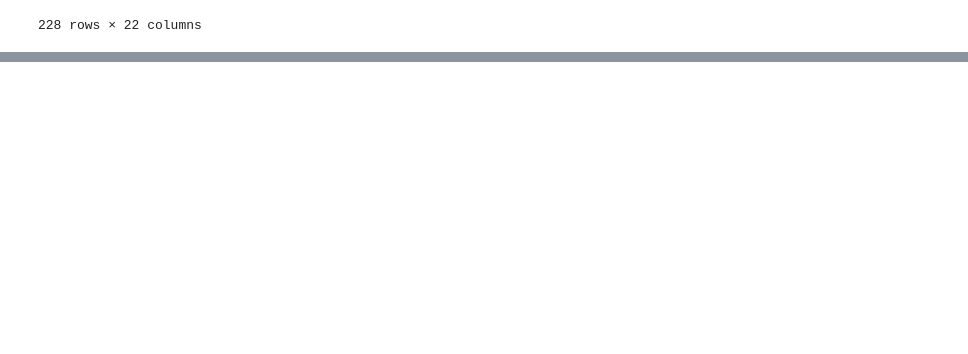
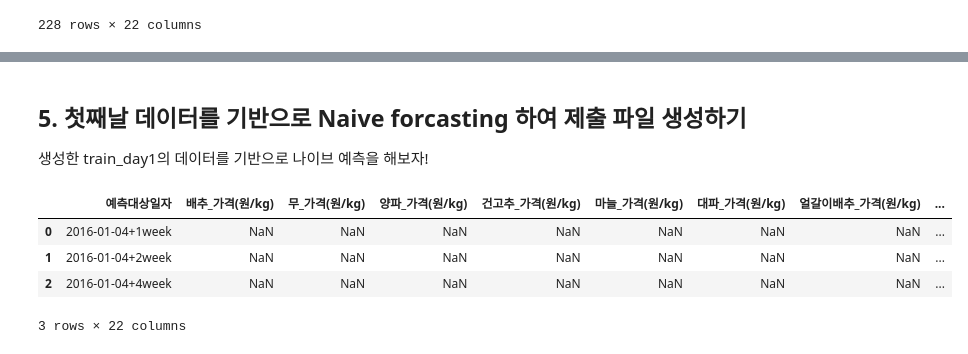
Before and after one commit to joosun7227/joosun, a Jupyter notebook: 데이콘/농산물 가격 예측 프로젝트/시계열, 데이콘 농산물 가격예측.ipynb, the cells around one changed output, grey strips where cells are left out. Cells and saved outputs as stored; diff of their text form; code cells hidden in the pictures; blank space fills up the shorter version.

```diff
--- a/데이콘/농산물 가격 예측 프로젝트/시계열, 데이콘 농산물 가격예측.ipynb
+++ b/데이콘/농산물 가격 예측 프로젝트/시계열, 데이콘 농산물 가격예측.ipynb
@@ -61,0 +110,3 @@ submission
+# %% [markdown]
+## 5. 첫째날 데이터를 기반으로 Naive forcasting 하여 제출 파일 생성하기
+생성한 train_day1의 데이터를 기반으로 나이브 예측을 해보자!
@@ -61,0 +126,8 @@ submission
+# %%
+submission_day1
+# %% [output]
+|  | 예측대상일자 | 배추_가격(원/kg) | 무_가격(원/kg) | 양파_가격(원/kg) | 건고추_가격(원/kg) | 마늘_가격(원/kg) | 대파_가격(원/kg) | 얼갈이배추_가격(원/kg) | ... |
+| 0 | 2016-01-04+1week | NaN | NaN | NaN | NaN | NaN | NaN | NaN | ... |
+| 1 | 2016-01-04+2week | NaN | NaN | NaN | NaN | NaN | NaN | NaN | ... |
+| 2 | 2016-01-04+4week | NaN | NaN | NaN | NaN | NaN | NaN | NaN | ... |
+3 rows × 22 columns
```
Also changed, not shown: parts of 10 cells of this notebook.
